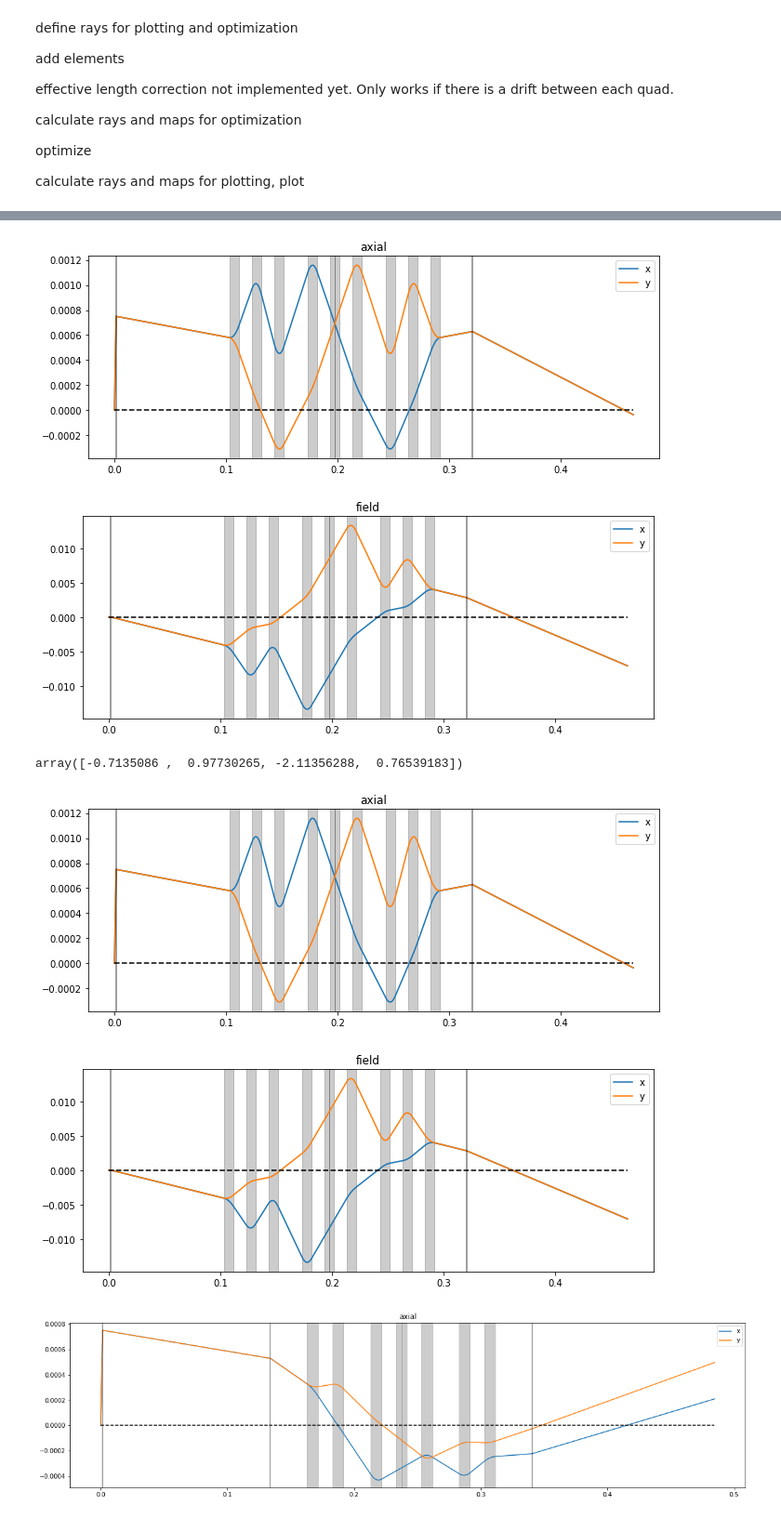
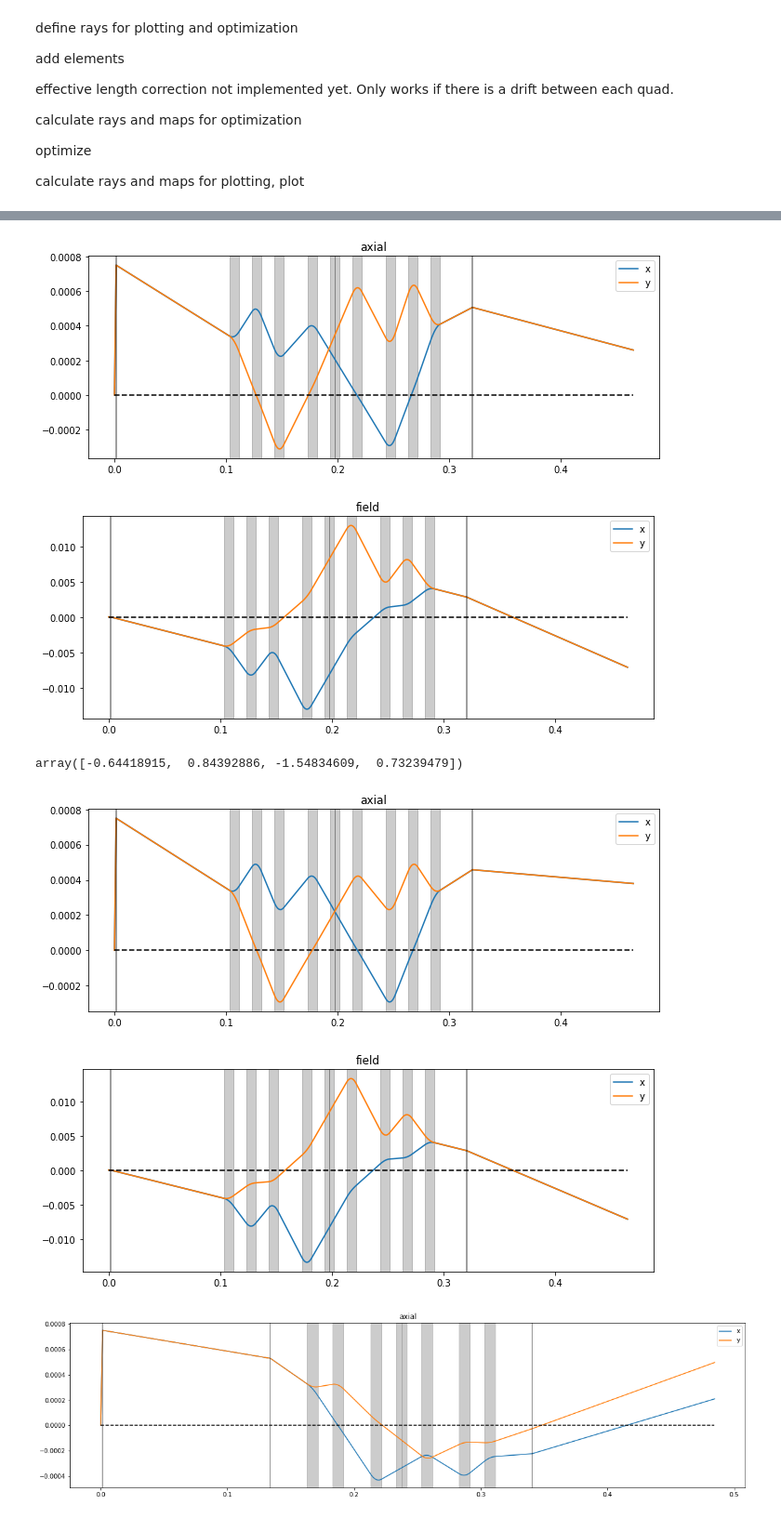
Before and after one commit to bentps/PythonTransport, a Jupyter notebook: PythonTransport.ipynb, the cells around one changed output, grey strips where cells are left out. Shown at 93% size. Drawn from its saved outputs; the diff is of its cells as text; code cells hidden in the pictures.

Commit message:
Added some "heart shape" stuff. Discussed with niklas that maybe another quad on the left side

```diff
--- a/PythonTransport.ipynb
+++ b/PythonTransport.ipynb
@@ -648,7 +650,9 @@ sol = [ 0.49770195, -0.67760134,  0.62616554, -0.62724881,  0.85983128]
 
 sol = [ 0.36115056, -0.63687572,  0.83335557, -0.62391973,  0.84188378]
 
-sol = [-0.7135086 ,  0.97730265, -2.11356288,  0.76539183]
+sol = [-0.7135086 ,  0.97730265, -2.11356288,  0.76539183] #heart
+
+sol = [-0.66396378,  0.87356157, -1.61333477,  0.73237158]
 
 # q10=sol[0]
 # q9=sol[1]
@@ -675,7 +679,7 @@ traj_11quad1.add_drift('drift_sample', length=0.0015)
 
 # traj_11quad1.add_lens('ObjL', f_length=.001495)
 
-traj_11quad1.add_lens('ObjL', f_length=.001495)
+traj_11quad1.add_lens('ObjL', f_length=.001488)
 
 traj_11quad1.add_drift('drift_ObjL', length=.0885)
 
@@ -752,18 +756,20 @@ traj_11quad1.add_drift('drift_final', length=.1)
 
 traj_11quad1.plot()
 # %% [output]
-[figure, old version]
+[figure, new version]
 [figure]
 # %%
 # sol = traj_11quad.fit_11quad(['quad10', 'quad9', 'quad8', 'quad7', 'quad6'], ['quad0', 'quad1', 'quad2', 'quad3', 'quad4'])
-sol = traj_11quad.fit_11quad(['quad9', 'quad8', 'quad7', 'quad6'], ['quad1', 'quad2', 'quad3', 'quad4'])
-traj_11quad.plot()
+sol = traj_11quad1.fit_11quad(['quad9', 'quad8', 'quad7', 'quad6'], ['quad1', 'quad2', 'quad3', 'quad4'])
+
+# sol = traj_11quad1.fit_quad_point_to_point(['quad3', 'quad2', 'quad1'])
+traj_11quad1.plot()
 
 sol
 # %% [output]
-array([-0.7135086 ,  0.97730265, -2.11356288,  0.76539183])
+array([-0.64418915,  0.84392886, -1.54834609,  0.73239479])
-[figure, old version]
+[figure, new version]
-[figure, old version]
+[figure, new version]
 # %%
 # OFFSET_46= .003750000000000000
 # OFFSET_GROUP1= -.006110000000000000
```
Also changed, not shown: parts of 2 cells of this notebook.
